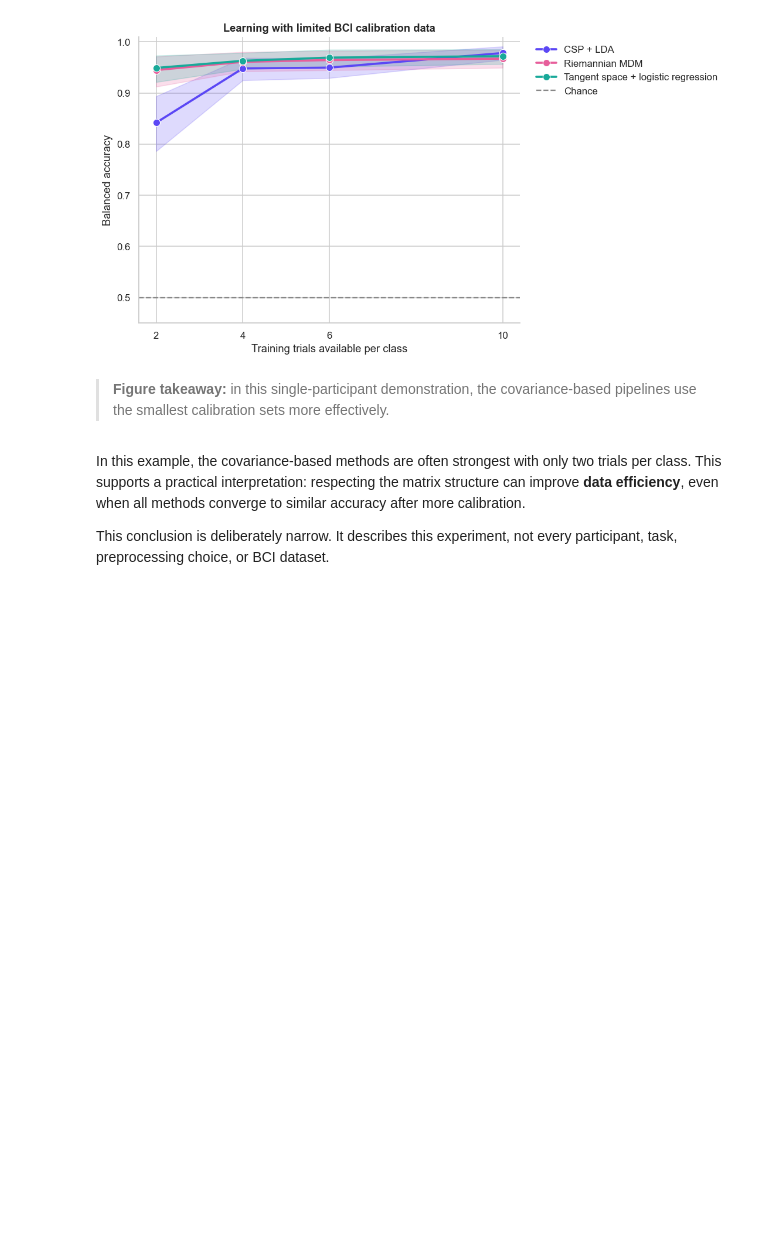
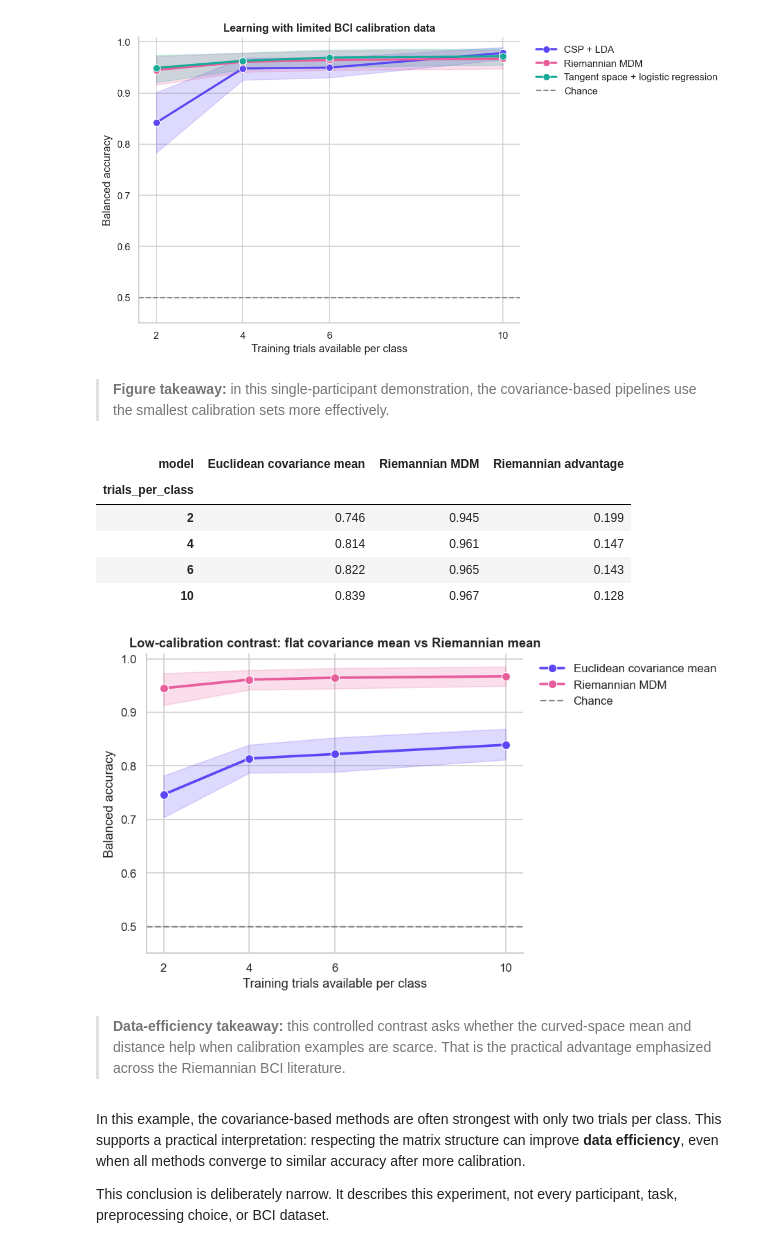
Before and after one commit to Itamar-Avitan/curved-spaces-brain-signals, a Jupyter notebook: notebooks/01_riemannian_eeg_motor_imagery.ipynb, the cells around one changed output. Cells and saved outputs as stored; diff of their text form; code cells hidden in the pictures; blank space fills up the shorter version.

```diff
--- a/notebooks/01_riemannian_eeg_motor_imagery.ipynb
+++ b/notebooks/01_riemannian_eeg_motor_imagery.ipynb
@@ -923,6 +1256,75 @@ display(Markdown(
 # %% [output]
 [figure]
 > **Figure takeaway:** in this single-participant demonstration, the covariance-based pipelines use the smallest calibration sets more effectively.
+# %%
+# Purpose: Repeat the geometry contrast in the low-calibration regime.
+
+with mne.use_log_level("ERROR"):
+    geometry_low_data_scores = evaluate_low_data_regime(
+        geometry_contrast_pipelines,
+        dataset.X,
+        dataset.y,
+        dataset.groups,
+        trials_per_class=(2, 4, 6, 10),
+        repeats=10,
+        random_state=42,
+    )
+
+geometry_low_summary = (
+    geometry_low_data_scores.groupby(["trials_per_class", "model"], sort=False)
+    ["balanced_accuracy"]
+    .mean()
+    .reset_index()
+    .pivot(
+        index="trials_per_class",
+        columns="model",
+        values="balanced_accuracy",
+    )
+)
+geometry_low_summary["Riemannian advantage"] = (
+    geometry_low_summary["Riemannian MDM"]
+    - geometry_low_summary["Euclidean covariance mean"]
+)
+display(geometry_low_summary.style.format("{:.3f}"))
+
+fig, axis = plt.subplots(figsize=(8.5, 5))
+sns.lineplot(
+    data=geometry_low_data_scores,
+    x="trials_per_class",
+    y="balanced_accuracy",
+    hue="model",
+    marker="o",
+    linewidth=2.4,
+    markersize=8,
+    errorbar=("ci", 95),
+    ax=axis,
+)
+axis.axhline(0.5, color="#888", linestyle="--", label="Chance")
+axis.set(
+    xticks=[2, 4, 6, 10],
+    ylim=(0.45, 1.01),
+    xlabel="Training trials available per class",
+    ylabel="Balanced accuracy",
+    title="Low-calibration contrast: flat covariance mean vs Riemannian mean",
+)
+axis.legend(bbox_to_anchor=(1.02, 1), loc="upper left", frameon=False)
+fig.tight_layout()
+plt.show()
+display(Markdown(
+    "> **Data-efficiency takeaway:** this controlled contrast asks "
+    "whether the curved-space mean and distance help when calibration "
+    "examples are scarce. That is the practical advantage emphasized "
+    "across the Riemannian BCI literature."
+))
+# %% [output]
+| model | Euclidean covariance mean | Riemannian MDM | Riemannian advantage |
+| trials_per_class |  |  |  |
+| 2 | 0.746 | 0.945 | 0.199 |
+| 4 | 0.814 | 0.961 | 0.147 |
+| 6 | 0.822 | 0.965 | 0.143 |
+| 10 | 0.839 | 0.967 | 0.128 |
+[figure, added]
+> **Data-efficiency takeaway:** this controlled contrast asks whether the curved-space mean and distance help when calibration examples are scarce. That is the practical advantage emphasized across the Riemannian BCI literature.
 # %% [markdown]
 In this example, the covariance-based methods are often strongest with
 only two trials per class. This supports a practical interpretation:
```
Also changed, not shown: parts of 15 cells of this notebook, 5 other files.
